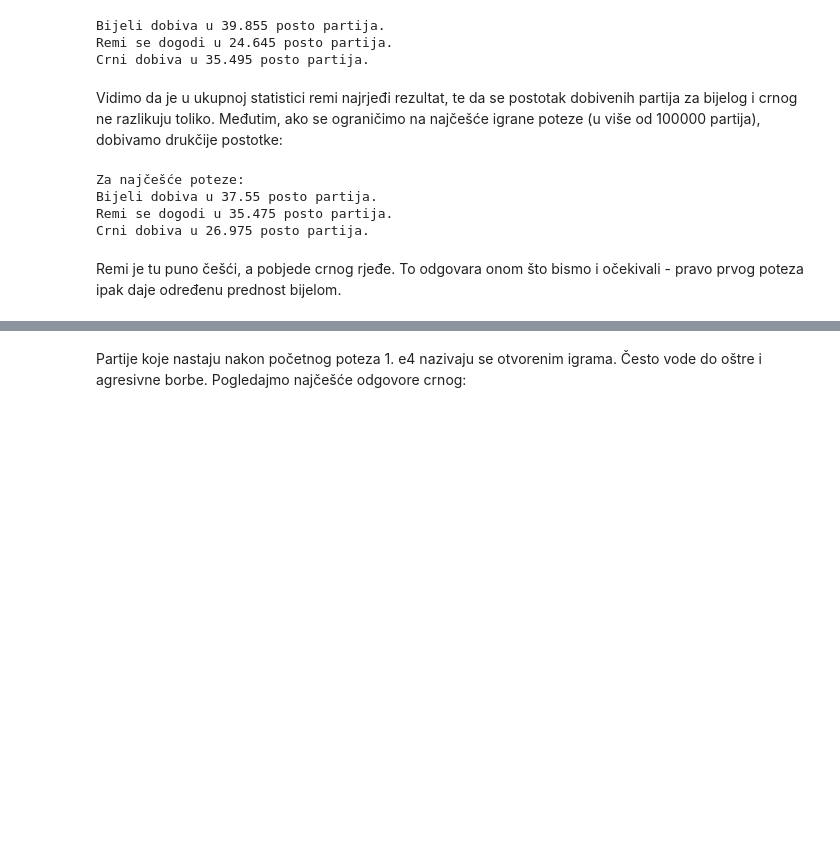
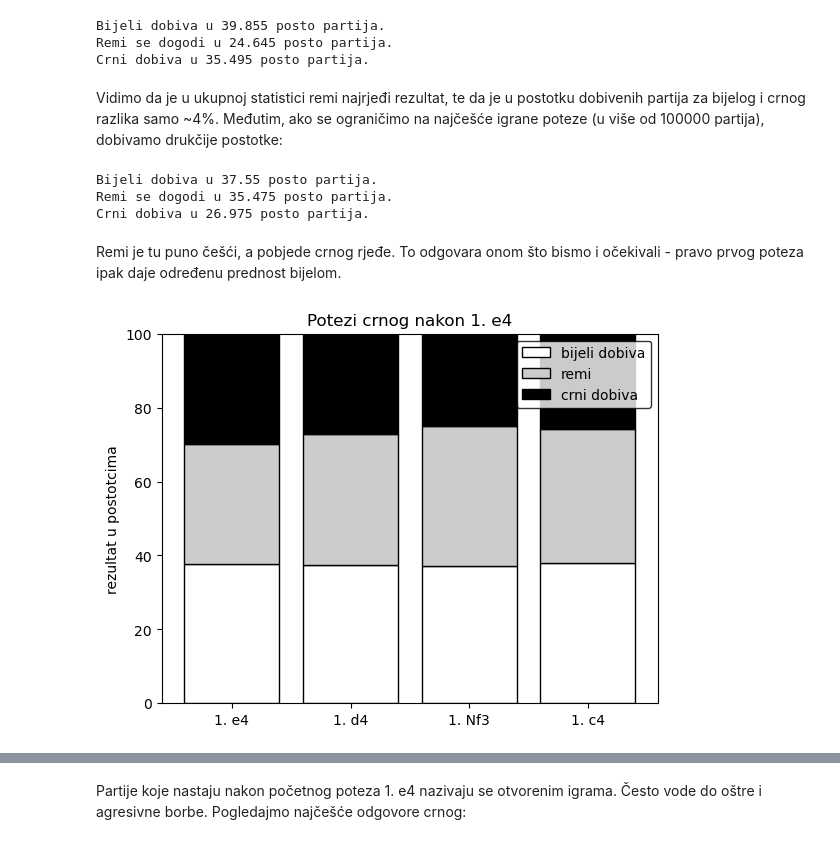
Before and after one commit to ring-bearer/ms, a Jupyter notebook: sah.ipynb, the cells around one changed output, grey strips where cells are left out. Saved outputs shown, nothing was run; the diff lists cells and outputs as text; code cells hidden in the pictures; blank space fills up the shorter version.

```diff
--- a/sah.ipynb
+++ b/sah.ipynb
@@ -196,17 +211,40 @@ Bijeli dobiva u 39.855 posto partija.
 Remi se dogodi u 24.645 posto partija.
 Crni dobiva u 35.495 posto partija.
 # %% [markdown]
-Vidimo da je u ukupnoj statistici remi najrjeđi rezultat, te da se postotak dobivenih partija za bijelog i crnog ne razlikuju toliko. Međutim, ako se ograničimo na najčešće igrane poteze (u više od 100000 partija), dobivamo drukčije postotke:
+Vidimo da je u ukupnoj statistici remi najrjeđi rezultat, te da je u postotku dobivenih partija za bijelog i crnog razlika samo ~4%. Međutim, ako se ograničimo na najčešće igrane poteze (u više od 100000 partija), dobivamo drukčije postotke:
 # %%
-head=start.head(4)
-print("Za najčešće poteze:")
-print("Bijeli dobiva u", round(float(head['bijeli dobiva'].mean(axis=0)),3), "posto partija.")
-print("Remi se dogodi u", round(float(head['remi'].mean(axis=0)),3), "posto partija.")
-print("Crni dobiva u", round(float(head['crni dobiva'].mean(axis=0)),3), "posto partija.")
+winstat(start,4)
 # %% [output]
-Za najčešće poteze:
 Bijeli dobiva u 37.55 posto partija.
 Remi se dogodi u 35.475 posto partija.
 Crni dobiva u 26.975 posto partija.
 # %% [markdown]
 Remi je tu puno češći, a pobjede crnog rjeđe. To odgovara onom što bismo i očekivali - pravo prvog poteza ipak daje određenu prednost bijelom.
+# %%
+def graph(data, headcount):
+    """Funkcija za prikaz rezultata partija u % na stupcastom grafu."""
+
+    fig, ax = plt.subplots()
+    head=data.head(headcount)
+    ax.set(ylim=(0, 100))
+
+    rezultat = {'bijeli dobiva': head['bijeli dobiva'],
+                'remi': head['remi'],
+                'crni dobiva': head['crni dobiva']}
+    colors = ['1', '0.8', '0']
+
+    bottom = np.zeros(headcount)
+    i=0
+    for boolean, rez in rezultat.items():
+        bar = ax.bar(head['potez'], rez, label=boolean, bottom=bottom, color=colors[i], edgecolor='black')
+        bottom += rez
+        i+=1
+    ax.set_ylabel('rezultat u postotcima')
+    ax.set_title('Potezi crnog nakon 1. e4')
+    ax.legend(loc="best", edgecolor='black')
+
+    plt.show()
+# %%
+graph(start,4)
+# %% [output]
+[figure, added]
```
Also changed, not shown: parts of 25 cells of this notebook, 1 other file.
